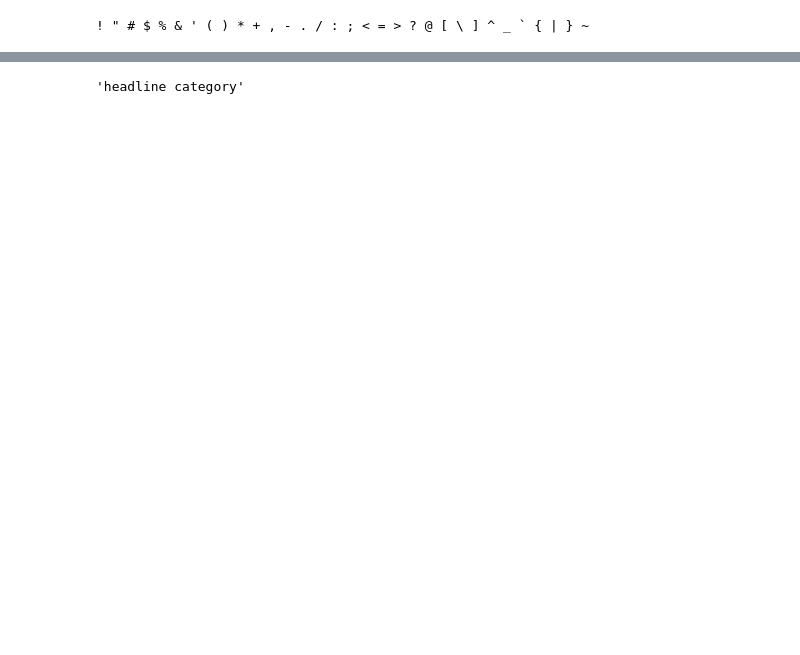
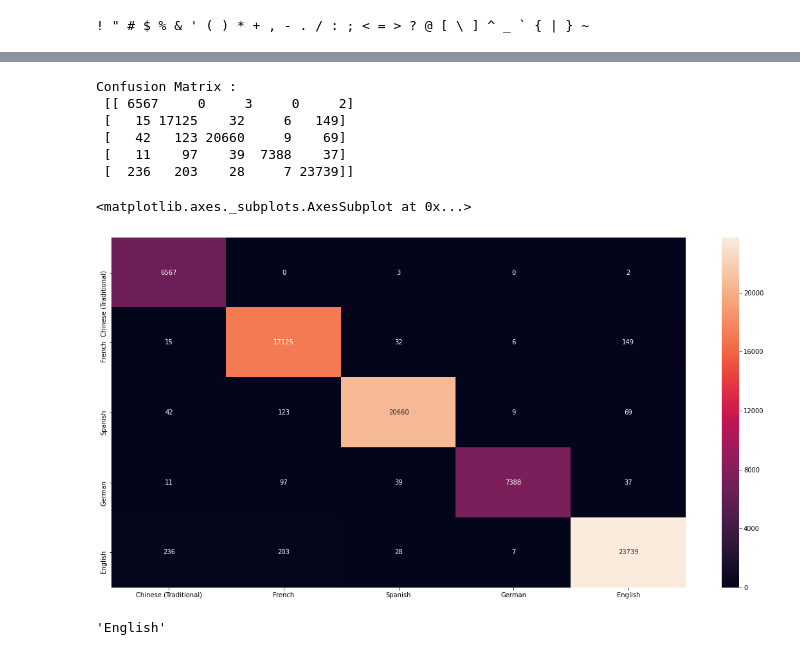
Before and after one commit to AdityaAgrawal1/LanguageDetectionModel, a Jupyter notebook: LanguageDetectionModel.ipynb, the cells around one changed output, grey strips where cells are left out. Drawn from its saved outputs; the diff is of its cells as text; code cells hidden in the pictures; blank space fills up the shorter version.

Commit message:
trained model on small dataset

```diff
--- a/LanguageDetectionModel.ipynb
+++ b/LanguageDetectionModel.ipynb
@@ -152,6 +141,6 @@ for i,line in chi_df.iterrows():
         data_chi.append(line)
         lang_chi.append("Chinese (Traditional)")
 # %%
-df = pd.DataFrame({"Text":data_eng+data_fre+data_ger+data_spa+data_chi, "language":lang_eng+lang_ger+lang_fre+lang_spa+lang_chi})
+df = pd.DataFrame({"Text":data_eng+data_fre+data_ger+data_spa+data_chi, "language":lang_eng+lang_fre+lang_ger+lang_spa+lang_chi})
 print(df.shape)
 # %% [output]
@@ -159,5 +148,5 @@ print(df.shape)
 # %%
-X, y=df.iloc[:,0],df.iloc[:,0]
+X, y=df.iloc[:,0],df.iloc[:,1]
 X_train,X_test,y_train,y_test=train_test_split(X,y,test_size=0.2,random_state=0)
 print(X_train.shape)
 print(X_test.shape)
@@ -171,5 +160,5 @@ print(y_test.shape)
 # %%
-vectorizer = feature_extraction.text.TfidfVectorizer(ngram_range=(1,3),analyzer='word')
-pipe_lr_r13=pipeline.Pipeline([('vectorizer',vectorizer),('clf',linear_model.LogisticRegression())])
+vectorizer = feature_extraction.text.TfidfVectorizer(ngram_range=(1,3),analyzer='char')
+pipe_lr_r13=pipeline.Pipeline([('vectorizer',vectorizer),('clf',linear_model.LogisticRegression(max_iter=5000))])
 pipe_lr_r13.fit(X_train, y_train)
 # %% [output]
@@ -181,6 +174,21 @@ print(acc,'%')
 # %%
 matrix=metrics.confusion_matrix(y_test, y_predicted)
+languages=set(y_train)
+cm_df=pd.DataFrame(matrix,languages,languages)
 print('Confusion Matrix : \n', matrix)
+# %% [output]
+Confusion Matrix :
+ [[ 6567     0     3     0     2]
+ [   15 17125    32     6   149]
+ [   42   123 20660     9    69]
+ [   11    97    39  7388    37]
+ [  236   203    28     7 23739]]
+# %%
+plt.figure(figsize=(20,10))
+sns.heatmap(cm_df, annot=True,fmt='d')
+# %% [output]
+<matplotlib.axes._subplots.AxesSubplot at 0x...>
+[figure, added]
 # %%
 import pickle
 #persisit model so that it can be used by different consumers
@@ -212,10 +220,10 @@ def lang_detect(text):
     pred =lrLangDetectModel.predict([text])
     prob = lrLangDetectModel.predict_proba([text])
     return pred[0]
-# %%
-lang_detect("Hello World")
-# %% [output]
-'headline category'
+# %%
+lang_detect("I am a boy")
+# %% [output]
+'English'
 # %%
 lang_detect("Bonjour")
 # %% [output]
```
Also changed, not shown: parts of 19 cells of this notebook, 6 other files.
